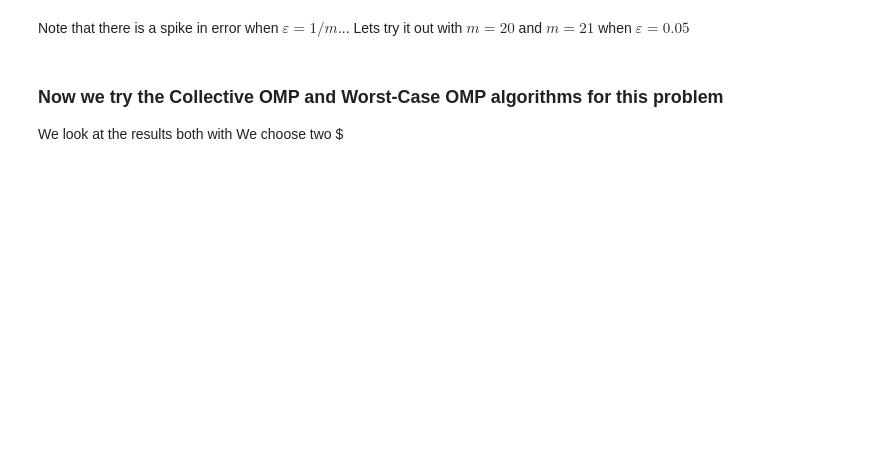
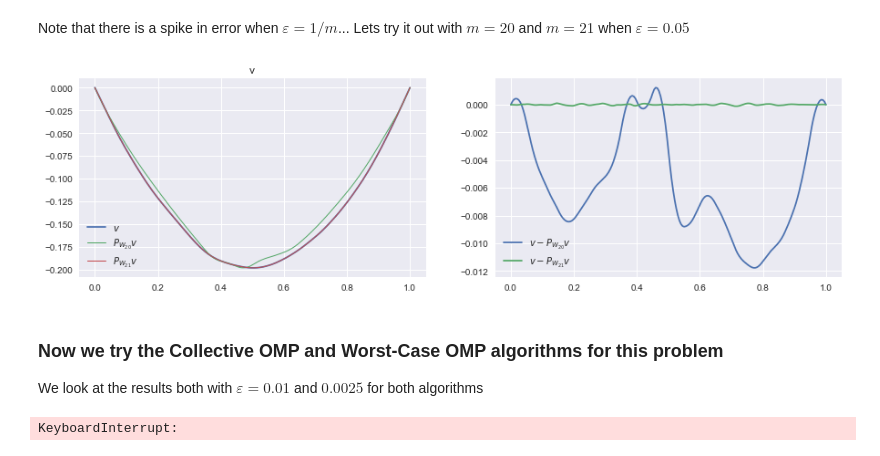
Before and after one commit to james-nichols/pyApproxTools, a Jupyter notebook: notebooks/omp/03_local_averages.ipynb, the cells around one changed output. Saved outputs shown, nothing was run; the diff lists cells and outputs as text; code cells hidden in the pictures; blank space fills up the shorter version.

```diff
--- a/notebooks/omp/03_local_averages.ipynb
+++ b/notebooks/omp/03_local_averages.ipynb
@@ -50,55 +50,25 @@ We then plot $\| v - P_{W_m} v \|_{H_0^1}$ against $m$ for each choice of $\vare
 # %%
 # Lets test with a function made of random sinusoids with decaying coefficients... (i.e. in some)
 num_components = 200
+np.random.seed(3)
 v_c = 2 * np.random.random(num_components) - 1
 for i in range(1,num_components+1):
     v_c[i-1] *= 1.0 / (1.0 + i*i)
 v = pat.FuncVector(params=[range(1,101)], coeffs=[v_c], funcs=['H1UISin'])
 
-Wm = pat.make_unif_avg_overlap_basis(10, 0.05)
-v_W, v_c = Wm.project(v, return_coeffs=True)
-
-xs = np.arange(0.0, 1.005, 0.005)
-
-sns.set_palette("deep",8)
-cp = sns.color_palette()
-fig = plt.figure(figsize=(15, 4))
-ax = fig.add_subplot(1, 2, 1, title='v')
-plt.plot(xs, v.evaluate(xs), label=r'$v$')
-ax = fig.add_subplot(1, 2, 2, title='Projection of $v$ on to approx space')
-plt.plot(xs, v.evaluate(xs), label=r'$v$', linewidth=1)
-plt.plot(xs, v_W.evaluate(xs), label=r'$P_{W_m} v$')
-for i in range(Wm.n):
-    plt.plot(xs, (Wm.vecs[i].evaluate(xs))*v_c[i], ':', linewidth=1, color=cp[1])
-plt.legend()
-plt.show()
+Wm_plot = pat.make_unif_avg_basis(10, 0.05)
+v_W, v_c = Wm_plot.project(v, return_coeffs=True)
 
 epsilons = [5e-2, 2.5e-2, 1e-2, 5e-3, 2.5e-3, 1e-3, 5e-4]
 m_range = range(10,200)
 err = np.zeros((len(epsilons), len(m_range)))
 
 # Compute projection error for various epsilon and m
-fig = plt.figure(figsize=(14, 6))
-ax = fig.add_subplot(1, 1, 1, title='err')
 print('Converging uniform local averages for epsilon = ', end='')
 for i, epsilon in enumerate(epsilons):
     print(str(epsilon) + '... ', end='')
     for j, m in enumerate(m_range):
-        Wm = pat.make_unif_avg_overlap_basis(m, epsilon)
+        Wm = pat.make_unif_avg_basis(m, epsilon)
         v_W = Wm.project(v)
         err[i,j] = (v - v_W).norm()
-    plt.semilogy(m_range, err[i,:], label=r'$\varepsilon={{{0}}}$'.format(epsilon))
-ax.set(xlabel=r'$m$', ylabel=r'$\|v - P_{W_m} v\|$')
-plt.legend()
-plt.show()
-
-# Pick some m and plot against epsilon...
-ms = [55, 110, 155, 195]
-fig = plt.figure(figsize=(14, 6))
-ax = fig.add_subplot(1, 1, 1, title='err')
-for i, m_sel in enumerate(ms):
-    plt.semilogy(epsilons, err[:,m_range.index(m_sel)], label=r'$m={{{0}}}$'.format(m_sel))
-ax.set(xlabel=r'$m$', ylabel=r'$\|v - P_{W_m} v\|$')
-plt.legend()
-plt.show()
 # %% [output]
@@ -107,36 +113,38 @@ Converging uniform local averages for epsilon = 0.05... 0.025... 0.01... 0.005..
 # %% [markdown]
 Note that there is a spike in error when $\varepsilon = 1/m$... Lets try it out with $m=20$ and $m=21$ when $\varepsilon=0.05$
 # %%
-Wm = pat.make_unif_avg_overlap_basis(20, 0.05)
+Wm = pat.make_unif_avg_basis(20, 0.05)
 v_W, v_c = Wm.project(v, return_coeffs=True)
-Wm2 = pat.make_unif_avg_overlap_basis(21, 0.05)
+Wm2 = pat.make_unif_avg_basis(21, 0.05)
 v_W2, v_c2 = Wm2.project(v, return_coeffs=True)
 
 xs = np.arange(0.0, 1.005, 0.005)
 
 sns.set_palette("deep",8)
 cp = sns.color_palette()
 fig = plt.figure(figsize=(15, 4))
 ax = fig.add_subplot(1, 2, 1, title='v')
 plt.plot(xs, v.evaluate(xs), label=r'$v$')
 plt.plot(xs, v_W.evaluate(xs), label=r'$P_{W_{20}} v$', linewidth=1)
 plt.plot(xs, v_W2.evaluate(xs), label=r'$P_{W_{21}} v$', linewidth=1)
 plt.legend()
 ax = fig.add_subplot(1, 2, 2, title='')
 plt.plot(xs, (v-v_W).evaluate(xs), label=r'$v - P_{W_{20}} v$')
 plt.plot(xs, (v-v_W2).evaluate(xs), label=r'$v - P_{W_{21}} v$')
 plt.legend()
 plt.show()
+# %% [output]
+[figure, added]
 # %% [markdown]
 ### Now we try the Collective OMP and Worst-Case OMP algorithms for this problem
 
-We look at the results both with We choose two $
+We look at the results both with $\varepsilon=0.01$ and $0.0025$ for both algorithms
 # %%
 N = 1e3
 eps_1 = 0.01
 eps_2 = 0.0025
-dictionaries = [pat.make_unif_dictionary(N), pat.make_unif_avg_overlap_dictionary(N, eps_1),\
-                pat.make_unif_avg_overlap_dictionary(N, eps_2)]
+dictionaries = [pat.make_unif_dictionary(N), pat.make_unif_avg_dictionary(N, eps_1),\
+                pat.make_unif_avg_dictionary(N, eps_2)]
 
 ns = [10,20,40]
 np.random.seed(3)
@@ -194,3 +202,5 @@ for j, n in enumerate(ns):
         BP_rand = BP_rand_l.subspace(Wm_indices=slice(0,i))
         FB_rand = BP_rand.make_favorable_basis()
         bs_rand[j, i] = FB_rand.beta()
+# %% [output]
+KeyboardInterrupt:
```
Also changed, not shown: parts of 3 cells of this notebook.
